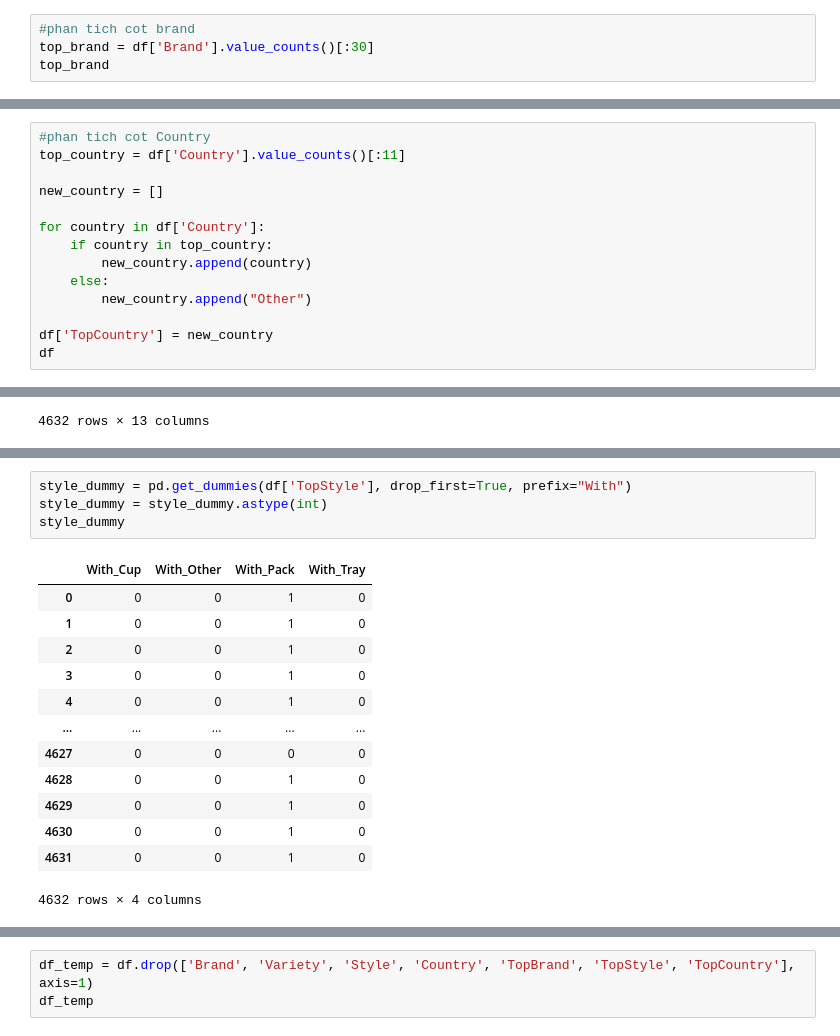
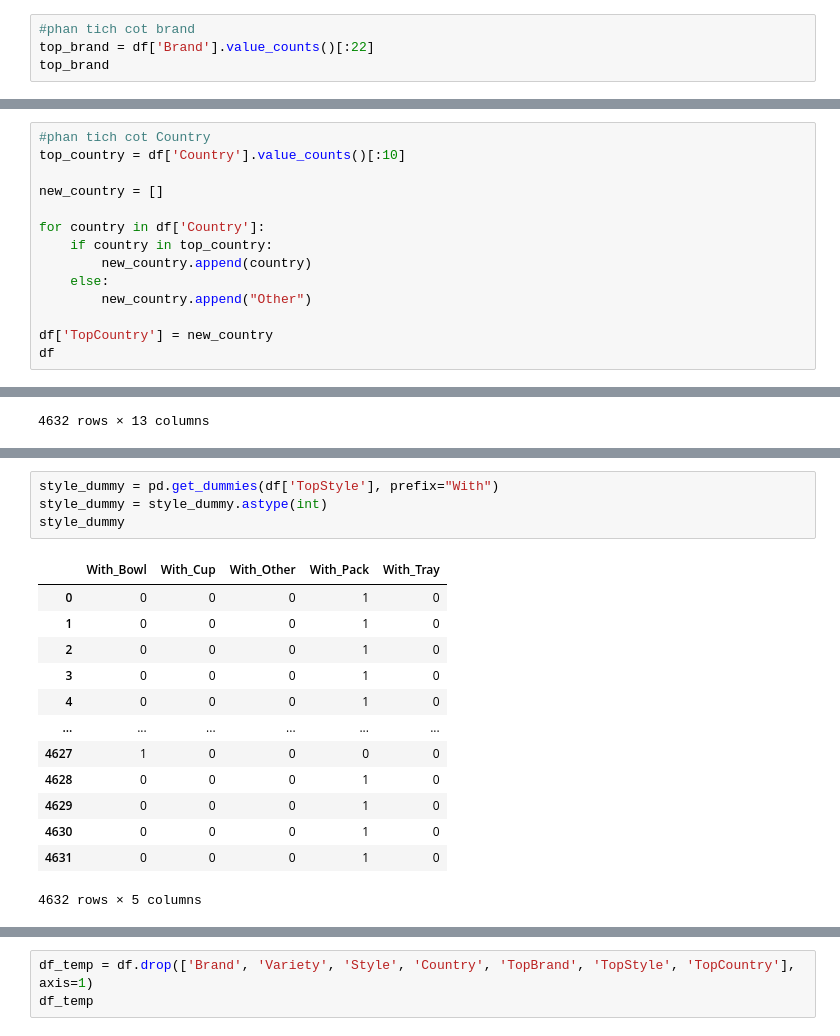
Before and after one commit to tantlu/ramen_rating_2024, a Jupyter notebook: data_exploration.ipynb, the cells around one changed output, grey strips where cells are left out. Drawn from its saved outputs; the diff is of its cells as text.

```diff
--- a/data_exploration.ipynb
+++ b/data_exploration.ipynb
@@ -469,7 +461,7 @@ plt.hist(nonspicy_df['Stars'], alpha=0.5, color="blue")
 Part III : Data Preparation
 # %%
 #phan tich cot brand
-top_brand = df['Brand'].value_counts()[:30]
+top_brand = df['Brand'].value_counts()[:22]
 top_brand
 # %% [output]
 Brand
@@ -553,7 +545,7 @@ df
 4632 rows × 12 columns
 # %%
 #phan tich cot Country
-top_country = df['Country'].value_counts()[:11]
+top_country = df['Country'].value_counts()[:10]
 
 new_country = []
 
@@ -600,19 +592,19 @@ brand_dummy
 # %%
-style_dummy = pd.get_dummies(df['TopStyle'], drop_first=True, prefix="With")
+style_dummy = pd.get_dummies(df['TopStyle'], prefix="With")
 style_dummy = style_dummy.astype(int)
 style_dummy
 # %% [output]
-|  | With_Cup | With_Other | With_Pack | With_Tray |
-| 0 | 0 | 0 | 1 | 0 |
-| 1 | 0 | 0 | 1 | 0 |
-| 2 | 0 | 0 | 1 | 0 |
-| 3 | 0 | 0 | 1 | 0 |
-| 4 | 0 | 0 | 1 | 0 |
-| ... | ... | ... | ... | ... |
-| 4627 | 0 | 0 | 0 | 0 |
-| 4628 | 0 | 0 | 1 | 0 |
-| 4629 | 0 | 0 | 1 | 0 |
-| 4630 | 0 | 0 | 1 | 0 |
-| 4631 | 0 | 0 | 1 | 0 |
+|  | With_Bowl | With_Cup | With_Other | With_Pack | With_Tray |
+| 0 | 0 | 0 | 0 | 1 | 0 |
+| 1 | 0 | 0 | 0 | 1 | 0 |
+| 2 | 0 | 0 | 0 | 1 | 0 |
+| 3 | 0 | 0 | 0 | 1 | 0 |
+| 4 | 0 | 0 | 0 | 1 | 0 |
+| ... | ... | ... | ... | ... | ... |
+| 4627 | 1 | 0 | 0 | 0 | 0 |
+| 4628 | 0 | 0 | 0 | 1 | 0 |
+| 4629 | 0 | 0 | 0 | 1 | 0 |
+| 4630 | 0 | 0 | 0 | 1 | 0 |
+| 4631 | 0 | 0 | 0 | 1 | 0 |
-4632 rows × 4 columns
+4632 rows × 5 columns
 # %%
```
Also changed, not shown: parts of 10 cells of this notebook, 17 other files.
